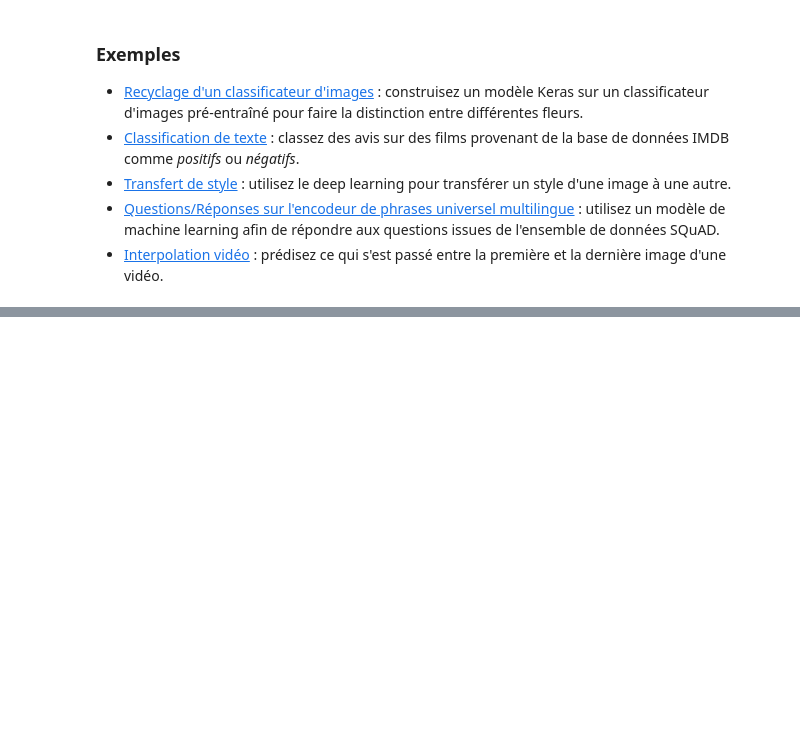
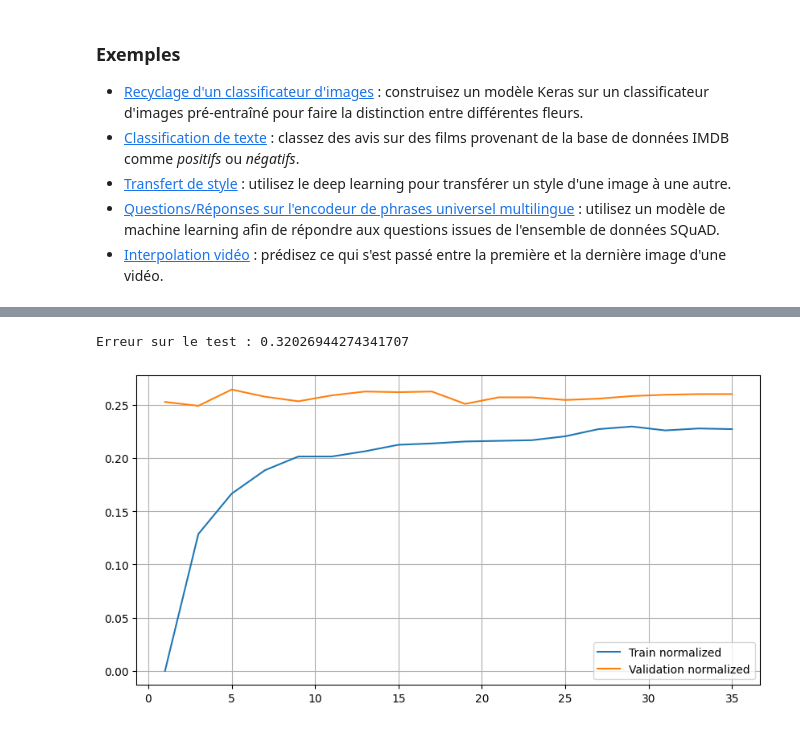
Before and after one commit to berradimeriemencg/DS2025, a Jupyter notebook: Bienvenue_dans_Colab.ipynb, the cells around one changed output, grey strips where cells are left out. Saved outputs shown, nothing was run; the diff lists cells and outputs as text; code cells hidden in the pictures; blank space fills up the shorter version.

```diff
--- a/Bienvenue_dans_Colab.ipynb
+++ b/Bienvenue_dans_Colab.ipynb
@@ -399,0 +336,10 @@ Voici quelques notebooks liés au machine learning, y compris le cours en ligne
+# %%
+clf = KNeighborsClassifier(n_neighbors=k_star)
+clf.fit(Xa, Ya)
+
+Ypred_test = clf.predict(Xt)
+error_test = 1 - accuracy_score(Yt, Ypred_test)
+
+print("Erreur sur le test :", error_test)
+# %% [output]
+Erreur sur le test : 0.32026944274341707
@@ -399,0 +355,25 @@ Voici quelques notebooks liés au machine learning, y compris le cours en ligne
+# %%
+error_train_n = []
+error_val_n = []
+
+for k in k_vector:
+    clf = KNeighborsClassifier(n_neighbors=k)
+    clf.fit(Xa_n, Ya)
+
+    # Train
+    err_t = 1 - clf.score(Xa_n, Ya)
+    error_train_n.append(err_t)
+
+    # Validation
+    err_v = 1 - clf.score(Xv_n, Yv)
+    error_val_n.append(err_v)
+
+# Courbes
+plt.figure(figsize=(10,5))
+plt.plot(k_vector, error_train_n, label="Train normalized")
+plt.plot(k_vector, error_val_n, label="Validation normalized")
+plt.legend()
+plt.grid()
+plt.show()
+# %% [output]
+[figure, added]
```
Also changed, not shown: parts of 28 cells of this notebook.
